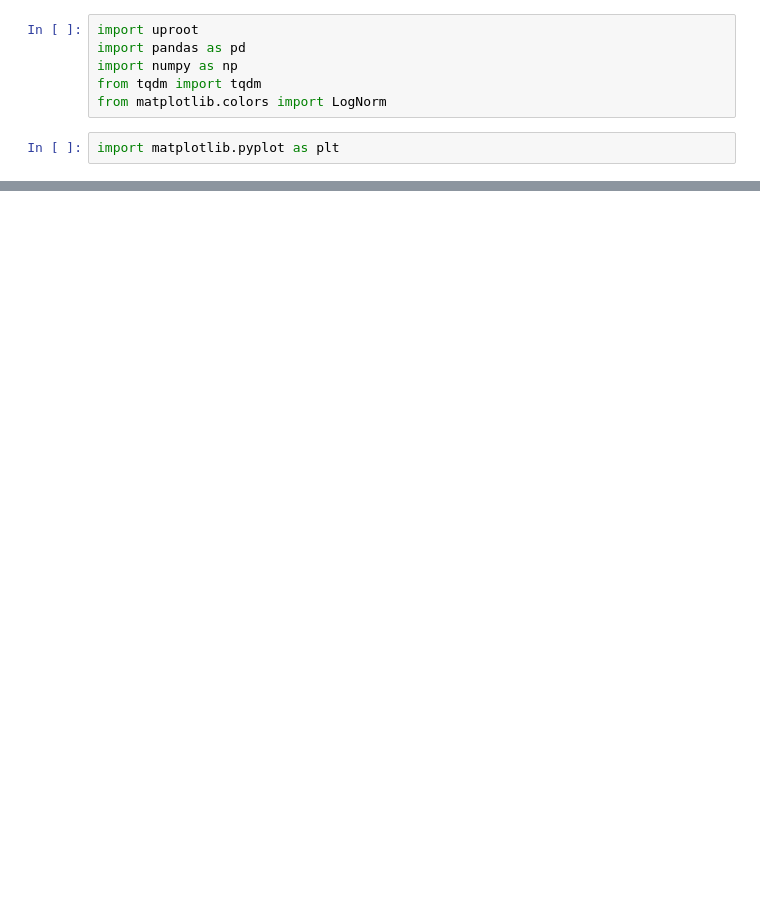
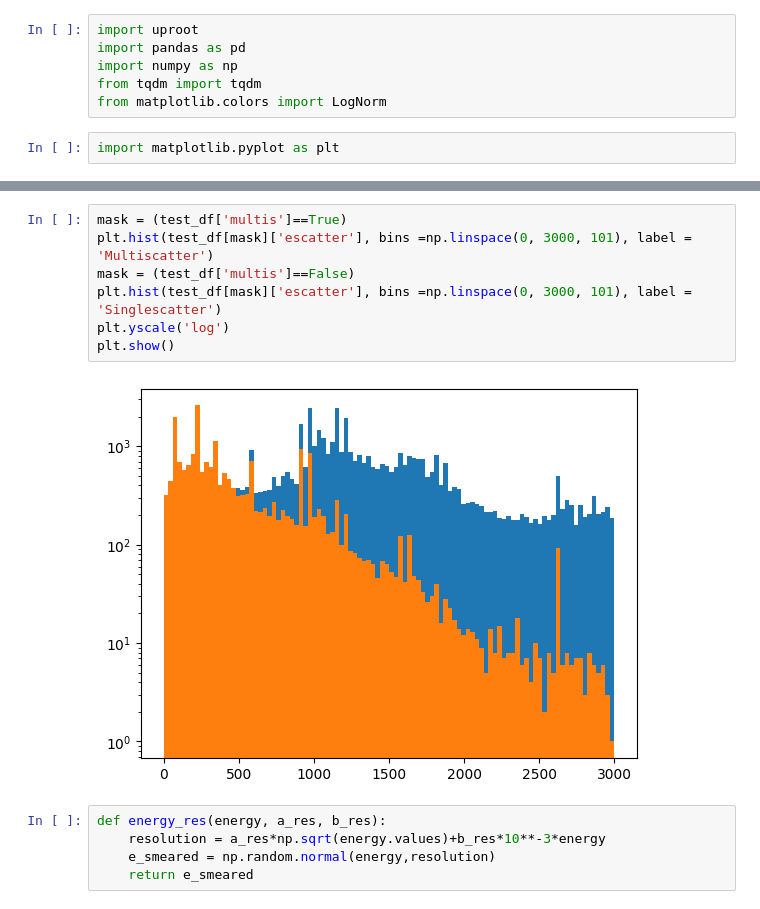
Before and after one commit to jpienaar13/HermeticTPC, a Jupyter notebook: 01_WIS_HTPC.ipynb, the cells around one changed output, grey strips where cells are left out. Saved outputs shown, nothing was run; the diff lists cells and outputs as text; blank space fills up the shorter version.

```diff
--- a/01_WIS_HTPC.ipynb
+++ b/01_WIS_HTPC.ipynb
@@ -355,0 +145,14 @@ plt.show()
+# %%
+mask = (test_df['multis']==True)
+plt.hist(test_df[mask]['escatter'], bins =np.linspace(0, 3000, 101), label = 'Multiscatter')
+mask = (test_df['multis']==False)
+plt.hist(test_df[mask]['escatter'], bins =np.linspace(0, 3000, 101), label = 'Singlescatter')
+plt.yscale('log')
+plt.show()
+# %% [output]
+[figure, added]
+# %%
+def energy_res(energy, a_res, b_res):
+    resolution = a_res*np.sqrt(energy.values)+b_res*10**-3*energy
+    e_smeared = np.random.normal(energy,resolution)
+    return e_smeared
```
Also changed, not shown: parts of 50 cells of this notebook, 9 other files.
